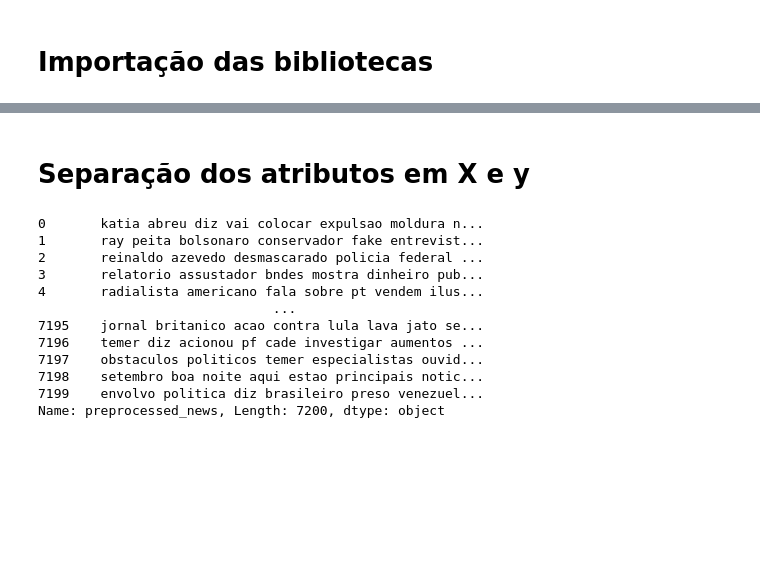
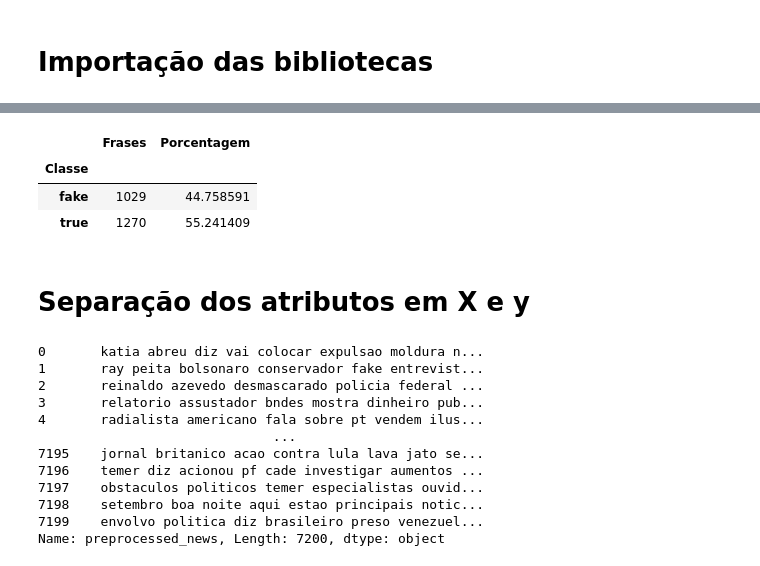
Before and after one commit to carlosrj01/tcc-fakenews-machinelearning, a Jupyter notebook: TCC - Python.ipynb, the cells around one changed output, grey strips where cells are left out. Drawn from its saved outputs; the diff is of its cells as text; code cells hidden in the pictures; blank space fills up the shorter version.

```diff
--- a/TCC - Python.ipynb
+++ b/TCC - Python.ipynb
@@ -67,3 +134,12 @@ base_news.tail()
+# %%
+resultado_agrupado = resultado_df.groupby('Classe').count()
+resultado_agrupado['Porcentagem'] = [1029/2299*100,1270/2299*100]
+resultado_agrupado
+# %% [output]
+|  | Frases | Porcentagem |
+| Classe |  |  |
+| fake | 1029 | 44.758591 |
+| true | 1270 | 55.241409 |
 # %% [markdown]
 # Separação dos atributos em X e y
 # %%
```
Also changed, not shown: parts of 17 cells of this notebook.
